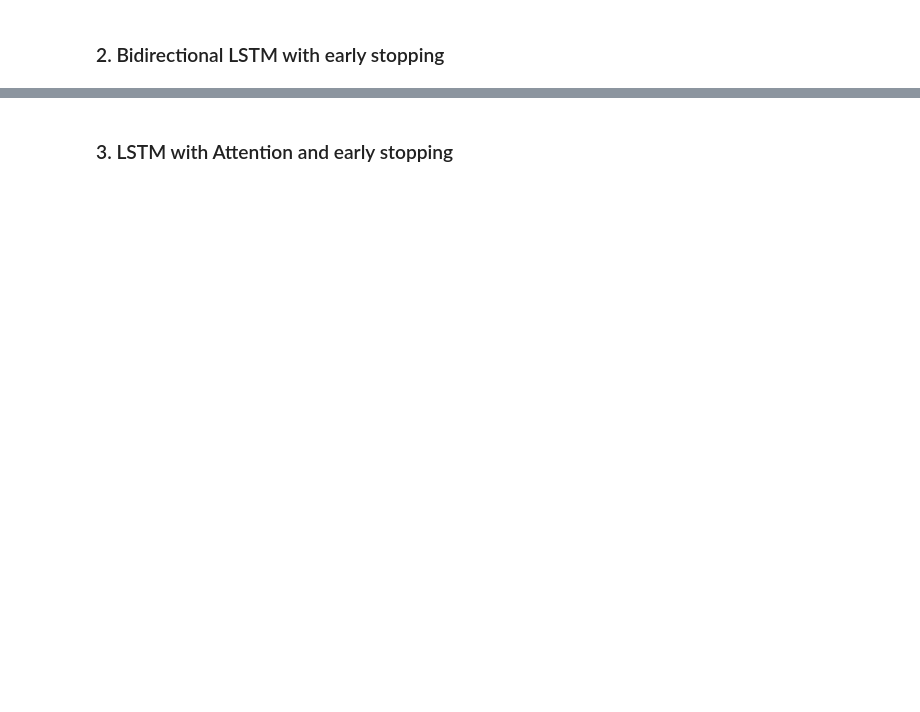
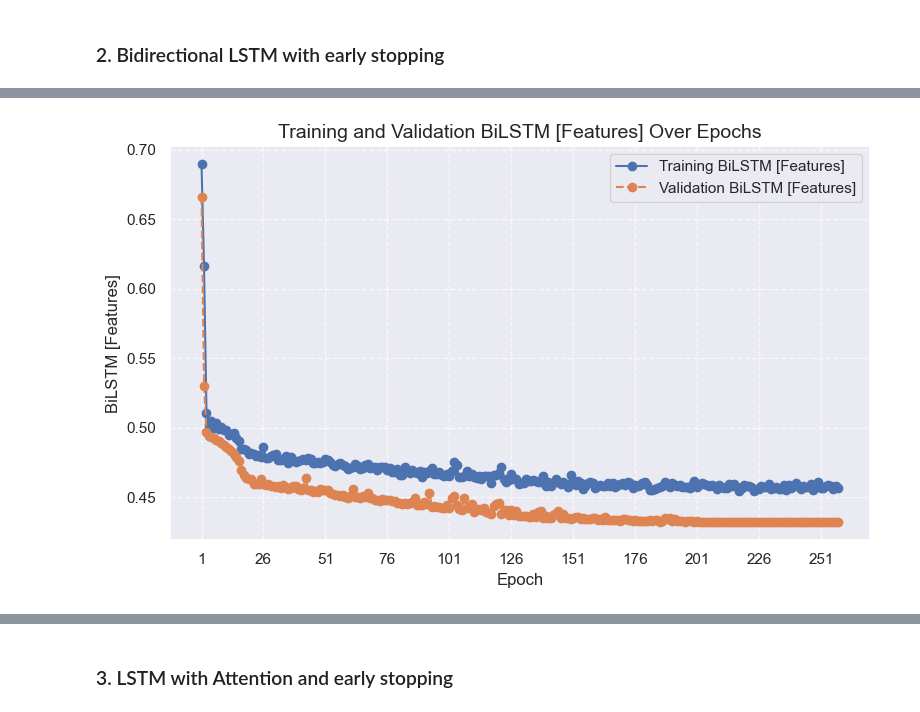
Before and after one commit to NeuroNML/NeuroGraphNet, a Jupyter notebook: neuro-eeg.ipynb, the cells around one changed output, grey strips where cells are left out. Saved outputs shown, nothing was run; the diff lists cells and outputs as text; code cells hidden in the pictures; blank space fills up the shorter version.

```diff
--- a/neuro-eeg.ipynb
+++ b/neuro-eeg.ipynb
@@ -496,29 +641,34 @@ plot_training_loss(train_history["loss"], val_history["loss"], "LSTM")
 # %%
-from src.layers.lstm import BiLSTM
+%aimport src.layers.lstm
+from src.layers.lstm import LSTM
 
-# Create model and fit it
-bi_lstm_model = BiLSTM(input_dim=19, hidden_dim=64, num_layers=3, dropout=0.2)
+# build model with current parameters
+lstm_model = LSTM(input_dim=228,
+                hidden_dim=64,
+                num_layers=4,
+                dropout=0.1,
+                bidirectional=True)
 if torch.cuda.device_count() > 1:
-    print(f"Using {torch.cuda.device_count()} GPUs")
-    bi_lstm_model = nn.DataParallel(bi_lstm_model)   # splits batches across all GPUs
-bi_lstm_model = bi_lstm_model.to(device)         # CPU or GPU
+    print(f"Using {torch.cuda.device_count()} GPUs for this combination.")
+    lstm_model = nn.DataParallel(lstm_model)
+lstm_model = lstm_model.to(device)
 
-criterion = nn.BCEWithLogitsLoss()
-optimizer = optim.Adam(bi_lstm_model.parameters(), lr=1e-3)
-scheduler = optim.lr_scheduler.ReduceLROnPlateau(optimizer, patience=5, factor=0.5)
+criterion = nn.BCEWithLogitsLoss()  # Assuming this remains constant
+optimizer = optim.Adam(lstm_model.parameters(), lr=3e-4)
+scheduler = optim.lr_scheduler.ReduceLROnPlateau(optimizer, mode='min', patience=5, factor=0.5)
 # %%
-BI_LSTM_SAVE_PATH = CHECKPOINT_ROOT / "bi_lstm_best_model.pt"
-BI_LSTM_SUBMISSION_PATH = SUBMISSION_ROOT / "bi_lstm_submission.csv"
+BI_LSTM_SAVE_PATH = CHECKPOINT_ROOT / "bi_lstm_feature_best_model.pt"
+BI_LSTM_SUBMISSION_PATH = SUBMISSION_ROOT / "bi_lstm_feature_submission.csv"
 
 # train model on training set (or load existing)
 train_history, val_history = train_model(
-        bi_lstm_model, train_loader, val_loader,
+        lstm_model, timeseries_loader_tr["feature"], timeseries_loader_val["feature"],
         criterion, optimizer, device,
         save_path=BI_LSTM_SAVE_PATH,
         num_epochs=300,
         patience=10,
         monitor="val_loss",
         scheduler=scheduler,
-        overwrite=True,
+        overwrite=False,
         use_gnn=False
     )
@@ -525,3 +684,5 @@ train_history, val_history = train_model(
 # %%
-plot_training_loss(train_history["loss"], val_history["loss"], "BiLSTM")
+plot_training_loss(train_history["loss"], val_history["loss"], "BiLSTM [Features]")
+# %% [output]
+[figure, added]
 # %%
```
Also changed, not shown: parts of 31 cells of this notebook, 3 other files.
